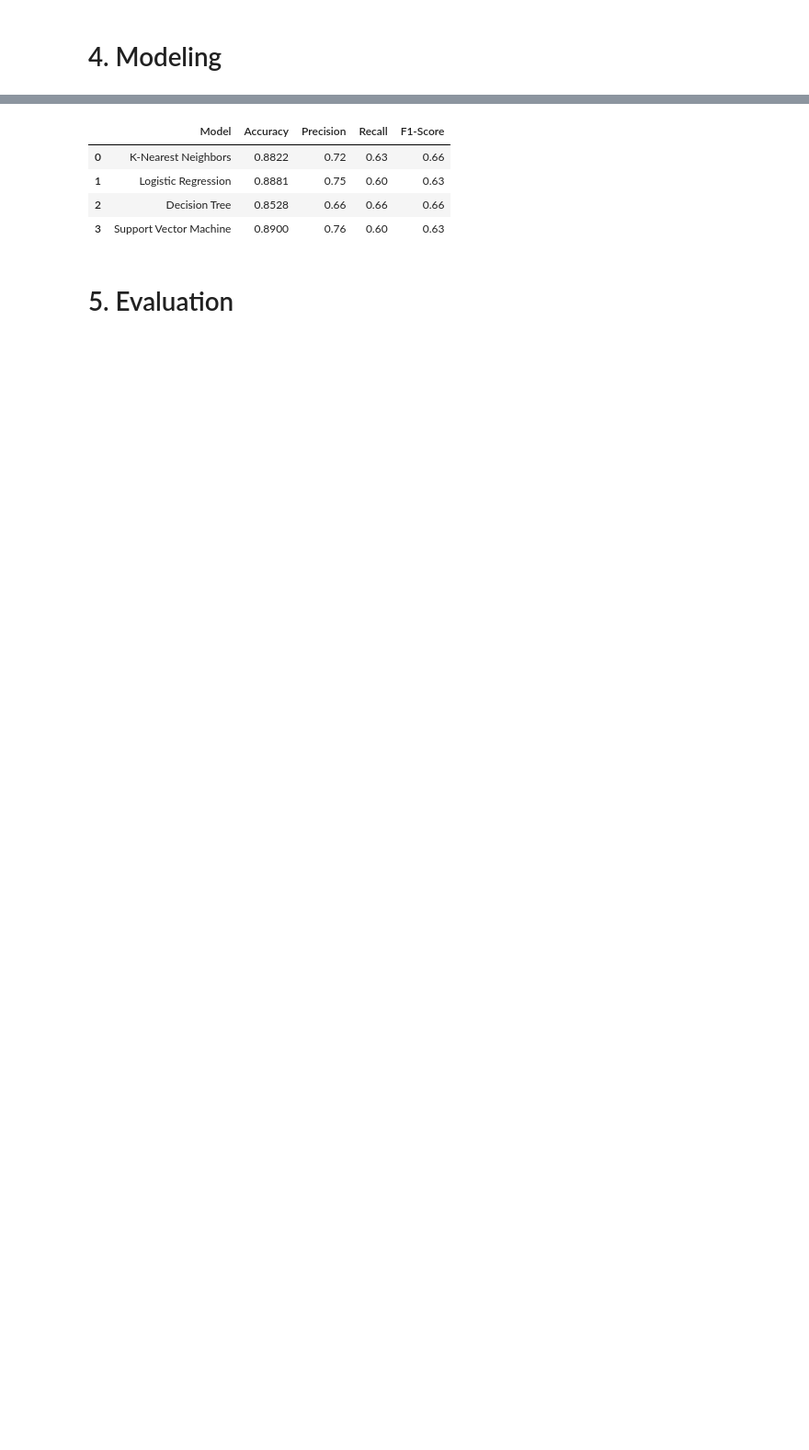
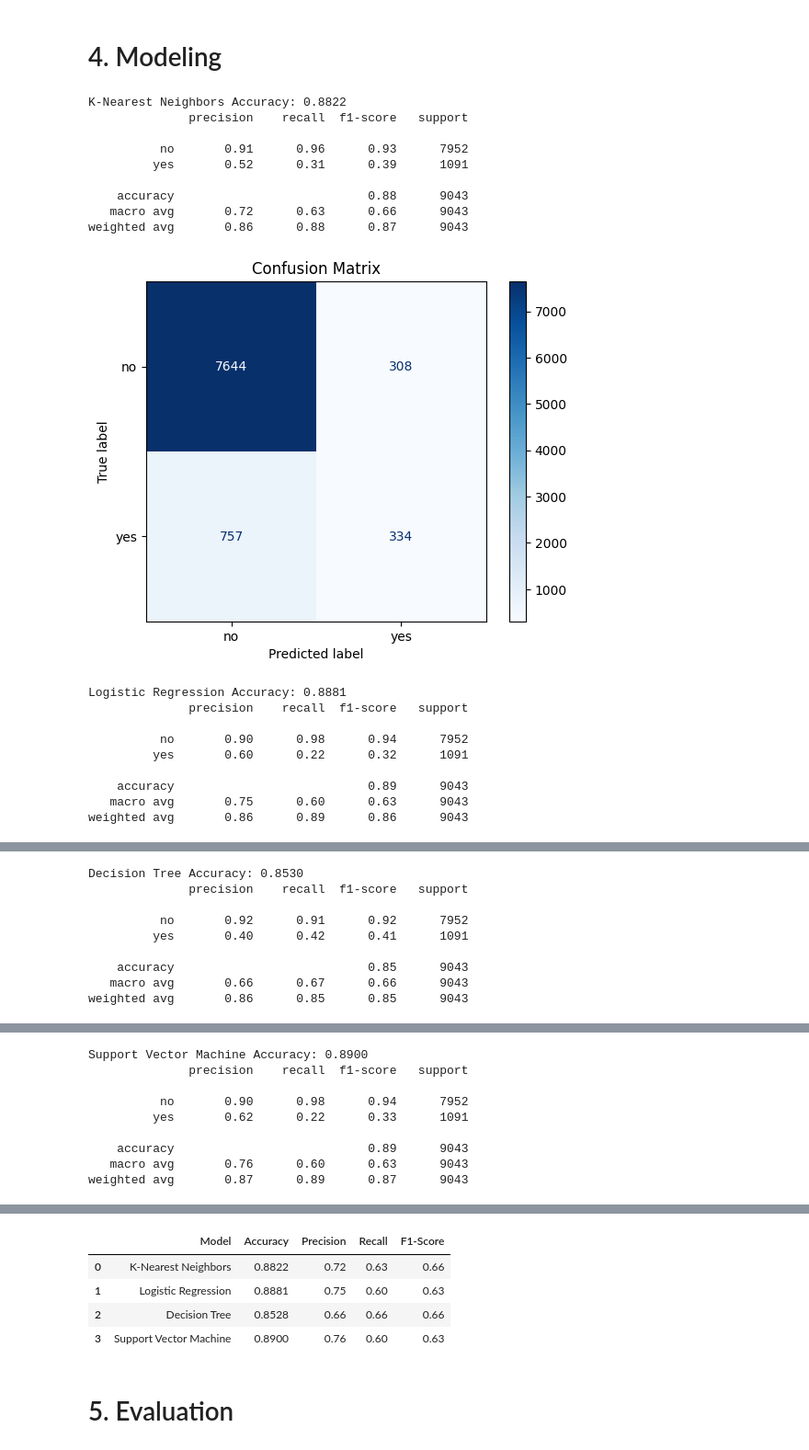
Before and after one commit to aojah1/bank-marketing, a Jupyter notebook: bank-marketing.ipynb, the cells around one changed output, grey strips where cells are left out. Shown at 92% size. Drawn from its saved outputs; the diff is of its cells as text; code cells hidden in the pictures; blank space fills up the shorter version.

```diff
--- a/bank-marketing.ipynb
+++ b/bank-marketing.ipynb
@@ -263,32 +313,53 @@ for name, clf in classifiers.items():
     # Create a pipeline with preprocessing and the classifier
     pipeline = Pipeline(steps=[
         ('classifier', clf)
     ])
 
     # Fit the pipeline to the training data
     pipeline.fit(X_train_model, y_train_model)
 
     # Make predictions on the test data
     y_pred_model = pipeline.predict(X_test_model)
 
     # Evaluate the model
     accuracy = accuracy_score(y_test_model, y_pred_model)
     print(f"{name} Accuracy: {accuracy:.4f}")
     print(classification_report(y_test_model, y_pred_model))
 
     # Store the results
     results[name] = {
         'accuracy': accuracy,
         'classification_report': classification_report(y_test_model, y_pred_model, output_dict=True)
     }
 
     # Compute the confusion matrix
-    cm = confusion_matrix(y_test, y_pred, labels=pipeline.classes_)
+    cm = confusion_matrix(y_test_model, y_pred_model, labels=pipeline.classes_)
 
     # Plot the confusion matrix
     disp = ConfusionMatrixDisplay(confusion_matrix=cm, display_labels=pipeline.classes_)
     disp.plot(cmap='Blues')
 
     # Show the plot
-    plt.title('Confusion Matrix for' + f"{name})
+    plt.title('Confusion Matrix')
+    plt.savefig('images/confusion_matrix.jpg')
     plt.show()
+# %% [output]
+K-Nearest Neighbors Accuracy: 0.8822
+              precision    recall  f1-score   support
+
+          no       0.91      0.96      0.93      7952
+         yes       0.52      0.31      0.39      1091
+
+    accuracy                           0.88      9043
+   macro avg       0.72      0.63      0.66      9043
+weighted avg       0.86      0.88      0.87      9043
+[figure, added]
+Logistic Regression Accuracy: 0.8881
+              precision    recall  f1-score   support
+
+          no       0.90      0.98      0.94      7952
+         yes       0.60      0.22      0.32      1091
+
+    accuracy                           0.89      9043
+   macro avg       0.75      0.60      0.63      9043
+weighted avg       0.86      0.89      0.86      9043
@@ -294,0 +367,9 @@ for name, clf in classifiers.items():
+Decision Tree Accuracy: 0.8530
+              precision    recall  f1-score   support
+
+          no       0.92      0.91      0.92      7952
+         yes       0.40      0.42      0.41      1091
+
+    accuracy                           0.85      9043
+   macro avg       0.66      0.67      0.66      9043
+weighted avg       0.86      0.85      0.85      9043
@@ -294,0 +377,9 @@ for name, clf in classifiers.items():
+Support Vector Machine Accuracy: 0.8900
+              precision    recall  f1-score   support
+
+          no       0.90      0.98      0.94      7952
+         yes       0.62      0.22      0.33      1091
+
+    accuracy                           0.89      9043
+   macro avg       0.76      0.60      0.63      9043
+weighted avg       0.87      0.89      0.87      9043
```
Also changed, not shown: parts of 17 cells of this notebook, 30 other files.
